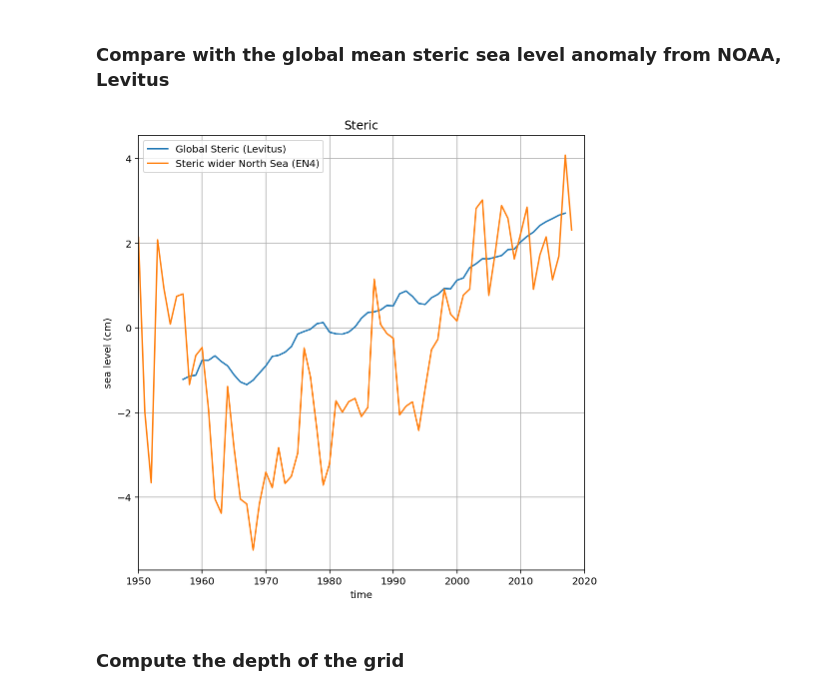
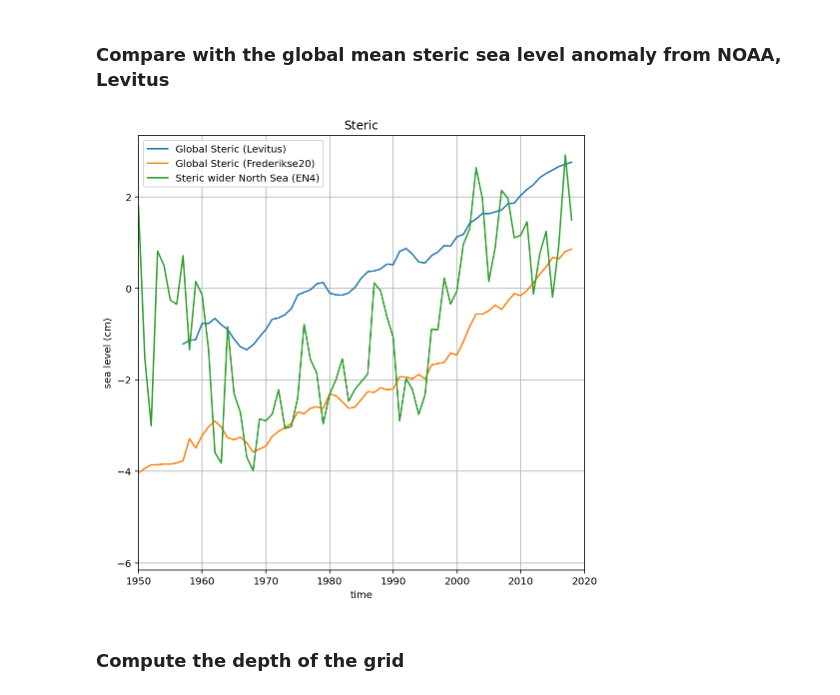
Before and after one commit to Jacobiaan/SLBudget, a Jupyter notebook: notebooks/Steric.ipynb, the cells around one changed output. Saved outputs shown, nothing was run; the diff lists cells and outputs as text; code cells hidden in the pictures.

```diff
--- a/notebooks/Steric.ipynb
+++ b/notebooks/Steric.ipynb
@@ -161,7 +137,7 @@ mask3.plot()
 # %% [markdown]
 ### Compare steric sea level in the different regions
 # %%
-max_depth = 2000
+max_depth = 1000
 StericSL_ENS_df = slc.StericSL(max_depth,'ENS', 'EN4')
 StericSL_EBB_df = slc.StericSL(max_depth,'EBB', 'EN4')
 StericSL_NWS_df = slc.StericSL(max_depth,'NWS', 'EN4')
@@ -216,29 +188,30 @@ StericSL_ENS_df.rolling(5).mean().plot()
 # %%
 #Global mean total sea level anomaly (NOAA, Levitus)
 LevitusSL_df = slc.LevitusSL()
-LevitusSL_NA_df = slc.LevitusSL('NA')
-#LevitusSL_df
+#LevitusSL_NA_df = slc.LevitusSL('NA')
+FredGlo_df = slc.contrib_frederikse2020_glob('Steric')
 # %%
 #Plot time series
 fig, ax = plt.subplots(figsize=(8,8))
 #ax.plot(SeaLevel_df.height, 'r-') #From mm to cm
 #ax.plot(StericSL_NS_df, 'b-')
 ax.plot(LevitusSL_df, label='Global Steric (Levitus)')
+ax.plot(FredGlo_df, label='Global Steric (Frederikse20)')
 #ax.plot(LevitusSL_NA_df, label='North Atlantic Steric(Levitus)')
 #ax.plot(StericSLreg_df, label='Steric Bay biscay (EN4)')
 ax.plot(StericSL_ENS_df, label='Steric wider North Sea (EN4)')
 #ax.set_aspect(1)
 ax.set_xlim([1950,2020])
 plt.xlabel('time')
 plt.ylabel('sea level (cm)')
 plt.title('Steric')
 plt.legend(loc='upper left')
 ax.grid(True)
 
 #plt.savefig('./Figures/ComparisonGloLocSteric', dpi=150)
 #plt.savefig('~/Downloads/ComparisonGloLocSteric', dpi=150)
 # %% [output]
-[figure, old version]
+[figure, new version]
 # %% [markdown]
 ### Compute the depth of the grid
 # %%
```
Also changed, not shown: parts of 28 cells of this notebook, 2 other files.
